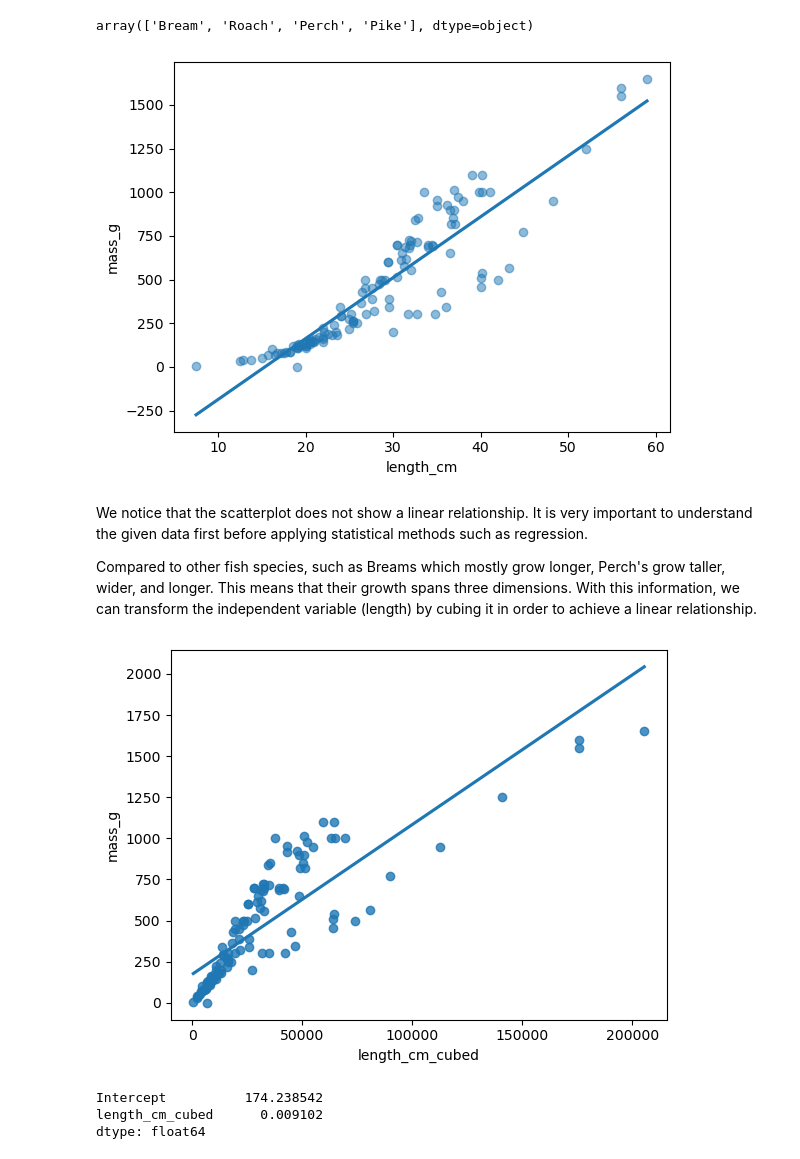
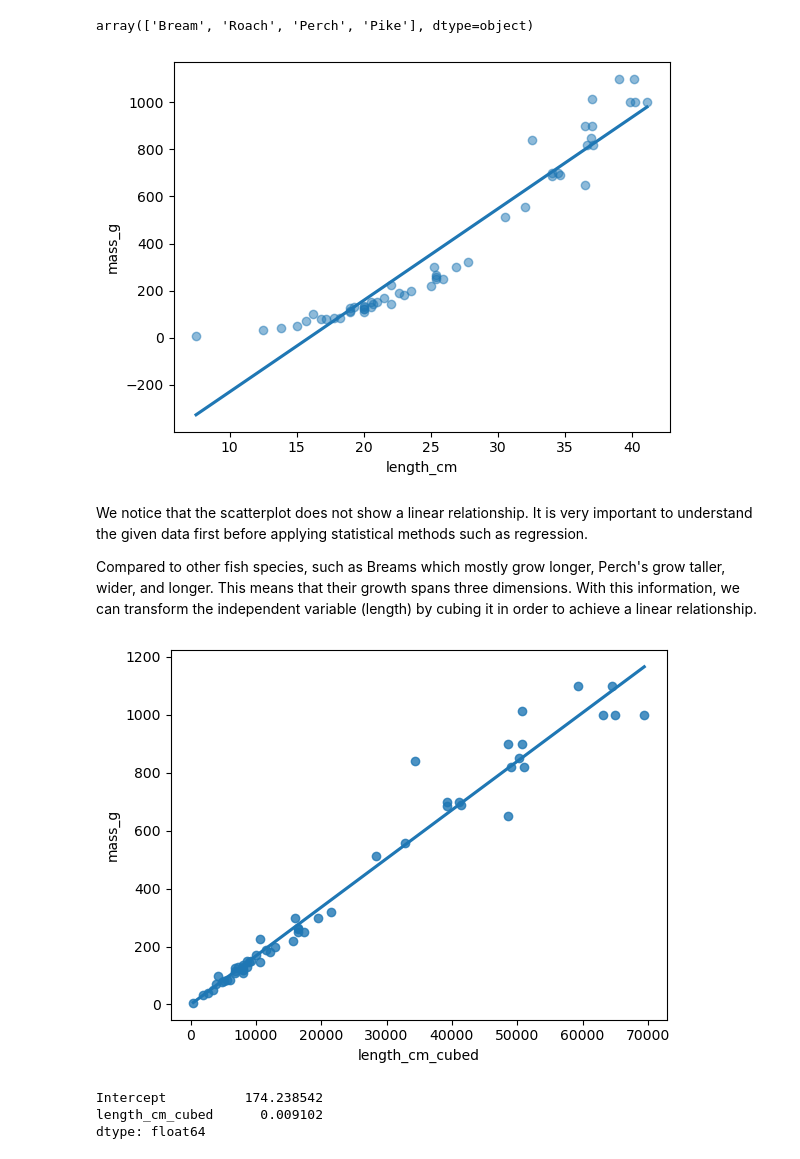
Before and after one commit to drksz/Learning-ML, a Jupyter notebook: RegressionIntro.ipynb, the cells around one changed output. Saved outputs shown, nothing was run; the diff lists cells and outputs as text; code cells hidden in the pictures.

Commit message:
fixed a plotting issue in variable transformations

```diff
--- a/RegressionIntro.ipynb
+++ b/RegressionIntro.ipynb
@@ -422,34 +422,38 @@ fish.species.unique()
 # %% [output]
 array(['Bream', 'Roach', 'Perch', 'Pike'], dtype=object)
 # %%
+# Created a copy of the fish dataset since we will be
+# applying a transformation (in this case, adding a column)
+perch = fish[fish['species'] == 'Perch'].copy()
+
 sns.regplot(
     x='length_cm',
     y='mass_g',
-    data=fish,
+    data=perch,
     ci=None,
     scatter_kws={'alpha':0.5}
 )
 
 plt.show()
 # %% [output]
-[figure, old version]
+[figure, new version]
 # %% [markdown]
 We notice that the scatterplot does not show a linear relationship. It is very important to understand the given data first before applying statistical methods such as regression.
 
 Compared to other fish species, such as Breams which mostly grow longer, Perch's grow taller, wider, and longer. This means that their growth spans three dimensions. With this information, we can transform the independent variable (length) by cubing it in order to achieve a linear relationship.
 # %%
-fish['length_cm_cubed'] = fish['length_cm'] ** 3
+perch['length_cm_cubed'] = perch['length_cm'] ** 3
 
 sns.regplot(
     x='length_cm_cubed',
     y='mass_g',
-    data=fish,
+    data=perch,
     ci=None
 )
 
 plt.show()
 # %% [output]
-[figure, old version]
+[figure, new version]
 # %%
 # Model fitting
 mdl_length_vs_mass = ols('mass_g ~ length_cm_cubed', data=fish).fit()
```
Also changed, not shown: parts of 1 cell of this notebook.
